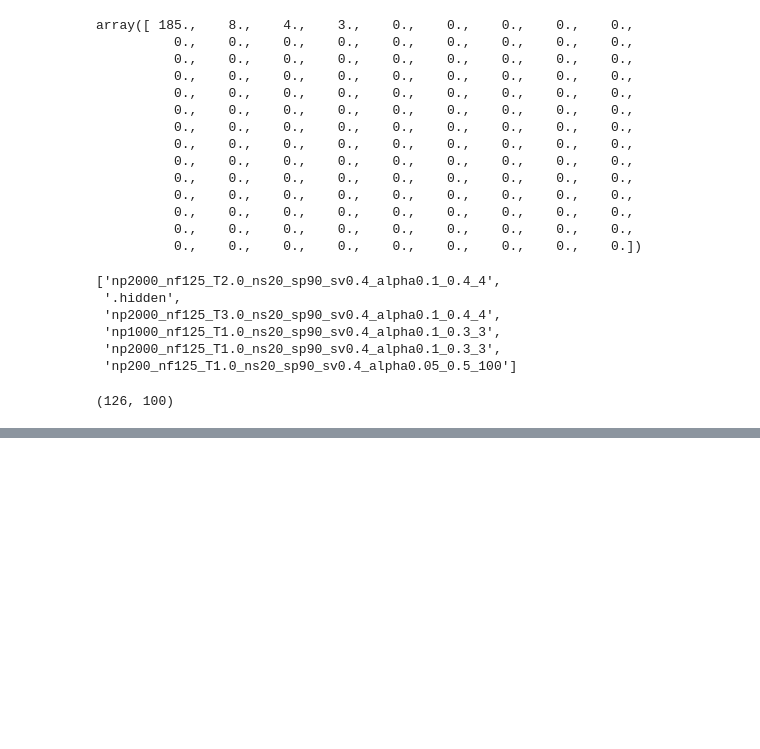
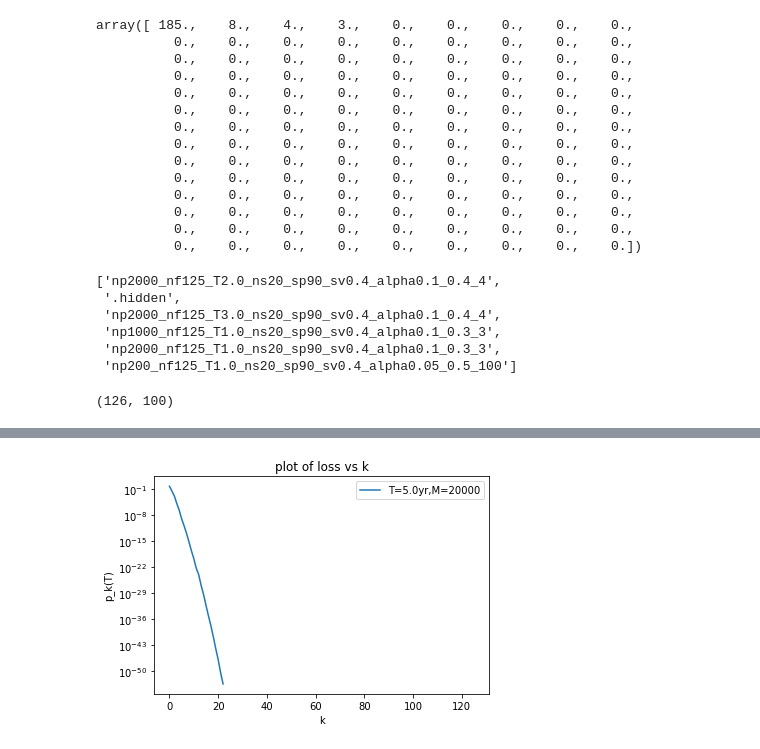
Before and after one commit to Raghav-singhal/rare-credit-portfolio, a Jupyter notebook: IPS/plots.ipynb, the cells around one changed output, grey strips where cells are left out. Drawn from its saved outputs; the diff is of its cells as text; code cells hidden in the pictures; blank space fills up the shorter version.

```diff
--- a/IPS/plots.ipynb
+++ b/IPS/plots.ipynb
@@ -104,0 +172,10 @@ C.shape
+# %%
+for key,value in res.items():
+    plt.semilogy(np.arange(value['args'].nfirms+1),value['pkT'],label='T='+str(value['args'].maturity)+'yr,M='+str(value['args'].nportfolio))
+plt.title('plot of loss vs k')
+plt.xlabel('k')
+plt.ylabel('p_k(T)')
+plt.legend()
+plt.show()
+# %% [output]
+[figure, added]
```
Also changed, not shown: parts of 9 cells of this notebook, 15 other files.
